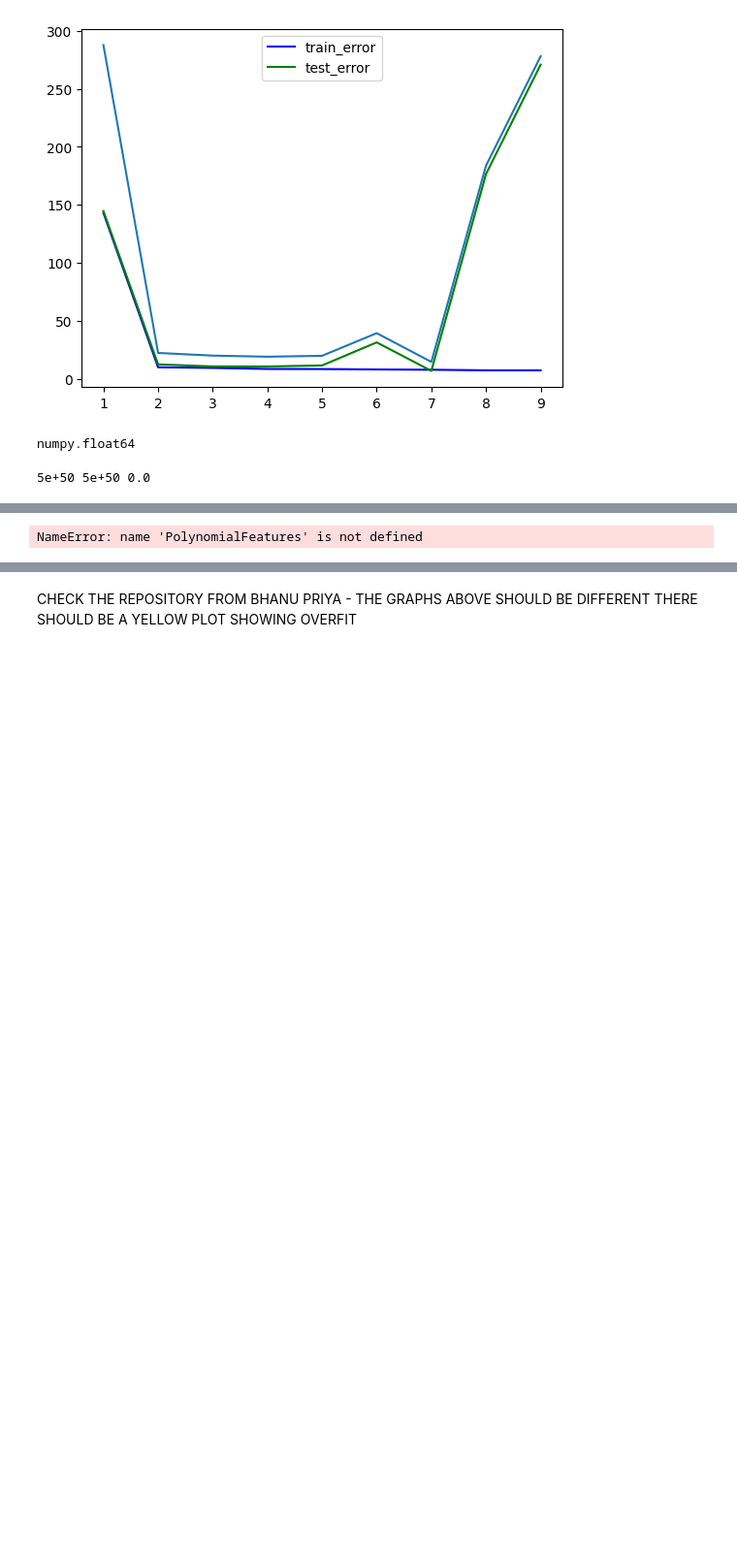
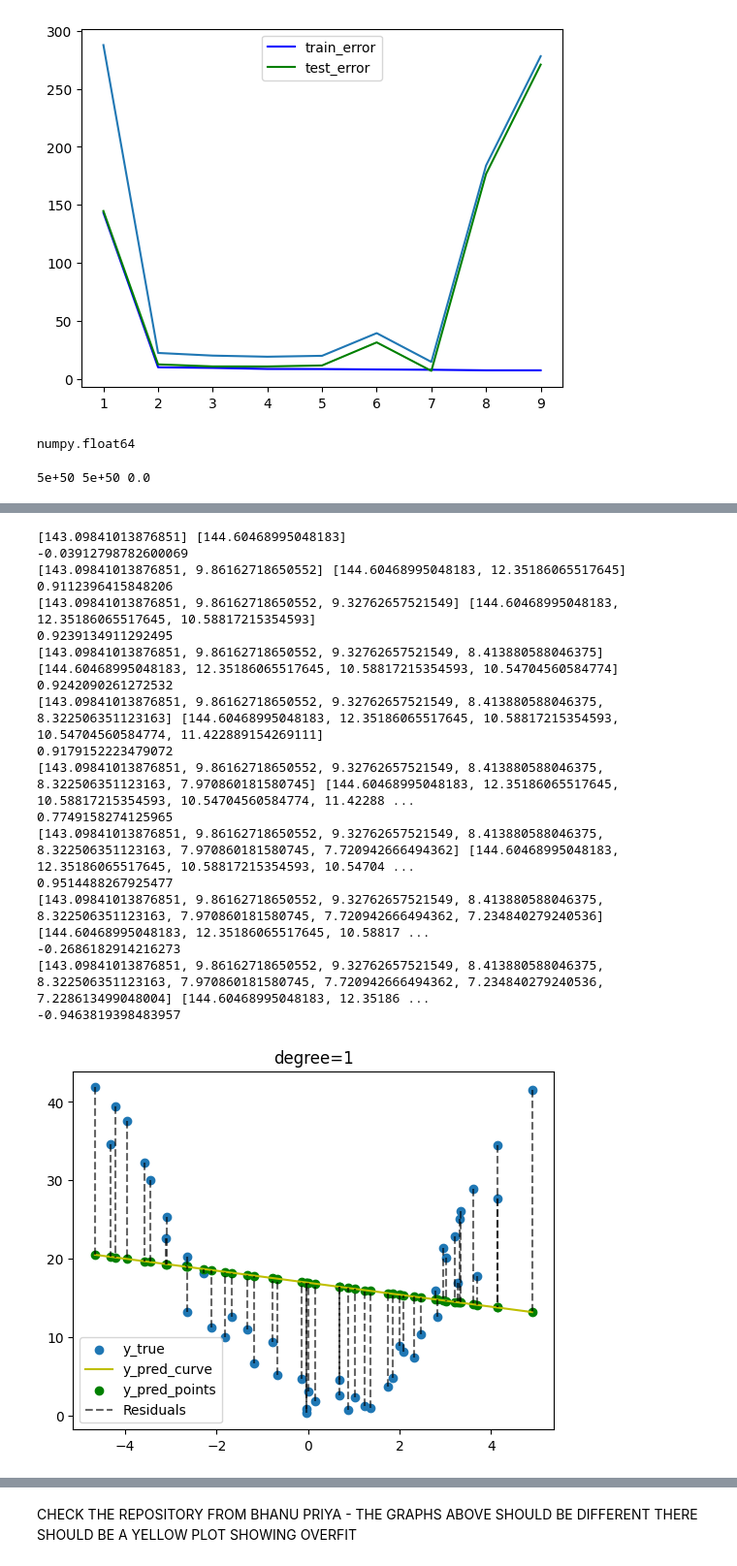
Before and after one commit to michelleabraham-git/Stats_minor, a Jupyter notebook: Copy_of_CSSL_06_polynomial_regression_bias_variance_tradeoff.ipynb, the cells around one changed output, grey strips where cells are left out. Shown at 97% size. Cells and saved outputs as stored; diff of their text form; code cells hidden in the pictures; blank space fills up the shorter version.

```diff
--- a/Copy_of_CSSL_06_polynomial_regression_bias_variance_tradeoff.ipynb
+++ b/Copy_of_CSSL_06_polynomial_regression_bias_variance_tradeoff.ipynb
@@ -332,35 +330,54 @@ x_predict_range_scaled = pd.DataFrame(data=x_plot_range_unscaled / 5, columns=['
 # %%
+
 degrees=range(1,10)
 train_errors= []
 test_errors=[]
 for degree in degrees:
   poly_features = PolynomialFeatures(degree=degree)
-  # Use X_model_input for fitting
-  X_transformed = poly_features.fit_transform(X_model_input)
-  # Use x_predict_range_scaled for transforming
-  x_predict_range_transformed = poly_features.transform(x_predict_range_scaled)
+  # Use X_model_input for fitting, ensure it's a numpy array
+  X_transformed = poly_features.fit_transform(X_model_input.values)
+  # Use x_predict_range_scaled for transforming, ensure it's a numpy array
+  x_predict_range_transformed = poly_features.transform(x_predict_range_scaled.values)
   # Remove the redundant train_test_split line
   X_train, X_test, y_train, ytest= train_test_split(X_transformed, y, test_size=0.3,random_state=0)
   model=LinearRegression()
   model.fit(X_train,y_train)
   y_pred_train=model.predict(X_train)
   y_pred_test=model.predict(X_test)
   y_pred_all = model.predict(X_transformed) # Predictions for the X_model_input points
   y_predict_range_values = model.predict(x_predict_range_transformed) # Predictions for the dense plot range
   train_error = mean_squared_error(y_train,y_pred_train)
   train_errors.append(train_error)
   test_error = mean_squared_error(y_test, y_pred_test)
   test_errors.append(test_error)
   plt.figure()
   plt.scatter(X_unscaled.iloc[:,0], y, label ="y_true") # Plot original points
   # Plot the smooth regression line using the original range and predicted y values
   plt.plot(x_plot_range_unscaled, y_predict_range_values, color="y", label='y_pred_curve')
   # Plot predicted points for the actual data
   plt.scatter(X_unscaled.iloc[:,0], y_pred_all, color = "g", label = "y_pred_points")
   plt.vlines(X_unscaled.iloc[:,0], y, y_pred_all, color='k',linestyle='--', alpha=0.6,label='Residuals')
   plt.title(f"degree={degree}")
   plt.legend()
   print(train_errors,test_errors)
   print(r2_score(y_test,y_pred_test))
 # %% [output]
-NameError: name 'PolynomialFeatures' is not defined
+[143.09841013876851] [144.60468995048183]
+-0.03912798782600069
+[143.09841013876851, 9.86162718650552] [144.60468995048183, 12.35186065517645]
+0.9112396415848206
+[143.09841013876851, 9.86162718650552, 9.32762657521549] [144.60468995048183, 12.35186065517645, 10.58817215354593]
+0.9239134911292495
+[143.09841013876851, 9.86162718650552, 9.32762657521549, 8.413880588046375] [144.60468995048183, 12.35186065517645, 10.58817215354593, 10.54704560584774]
+0.9242090261272532
+[143.09841013876851, 9.86162718650552, 9.32762657521549, 8.413880588046375, 8.322506351123163] [144.60468995048183, 12.35186065517645, 10.58817215354593, 10.54704560584774, 11.422889154269111]
+0.9179152223479072
+[143.09841013876851, 9.86162718650552, 9.32762657521549, 8.413880588046375, 8.322506351123163, 7.970860181580745] [144.60468995048183, 12.35186065517645, 10.58817215354593, 10.54704560584774, 11.42288 ...
+0.7749158274125965
+[143.09841013876851, 9.86162718650552, 9.32762657521549, 8.413880588046375, 8.322506351123163, 7.970860181580745, 7.720942666494362] [144.60468995048183, 12.35186065517645, 10.58817215354593, 10.54704 ...
+0.9514488267925477
+[143.09841013876851, 9.86162718650552, 9.32762657521549, 8.413880588046375, 8.322506351123163, 7.970860181580745, 7.720942666494362, 7.234840279240536] [144.60468995048183, 12.35186065517645, 10.58817 ...
+-0.2686182914216273
+[143.09841013876851, 9.86162718650552, 9.32762657521549, 8.413880588046375, 8.322506351123163, 7.970860181580745, 7.720942666494362, 7.234840279240536, 7.228613499048004] [144.60468995048183, 12.35186 ...
+-0.9463819398483957
+[figure, added]
```
Also changed, not shown: parts of 6 cells of this notebook.
